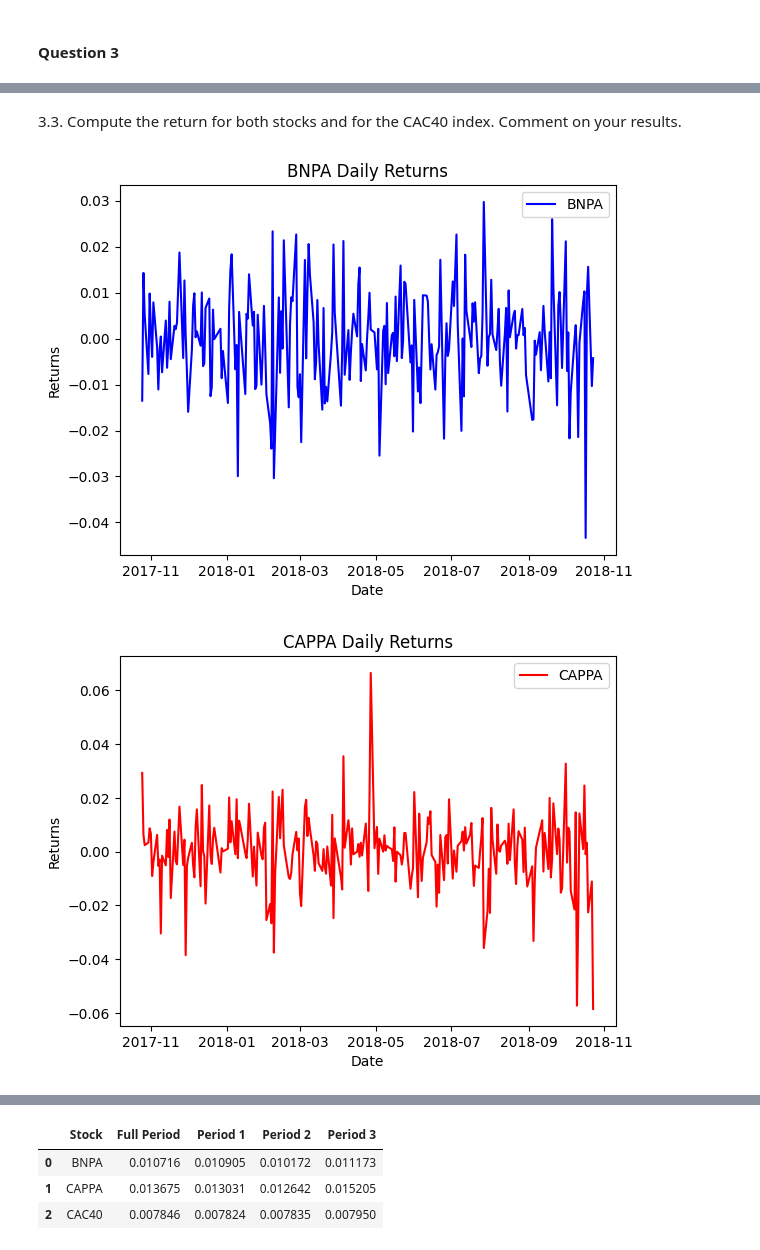
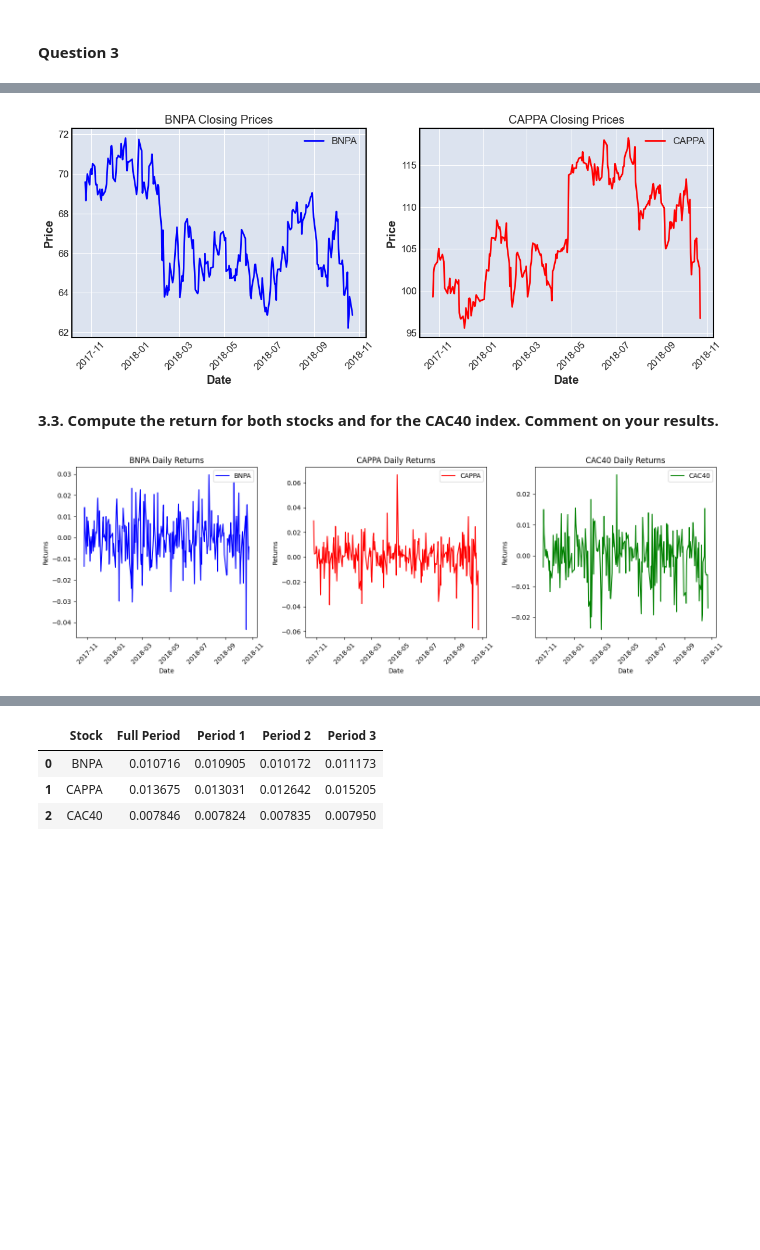
Before and after one commit to yurialvizi/mods205-digital-finance, a Jupyter notebook: project.ipynb, the cells around one changed output, grey strips where cells are left out. Cells and saved outputs as stored; diff of their text form; code cells hidden in the pictures; blank space fills up the shorter version.

```diff
--- a/project.ipynb
+++ b/project.ipynb
@@ -110,37 +82,61 @@ plt.show()
+# %%
+# Create a 1x2 chart
+fig, axes = plt.subplots(1, 2, figsize=(12, 5))
+
+axes[0].plot(bnpa_df.index, bnpa_df['Close'], label='BNPA', color='blue')
+axes[0].set_title('BNPA Closing Prices')
+axes[0].set_xlabel('Date')
+axes[0].set_ylabel('Price')
+axes[0].tick_params(axis='x', rotation=45)
+axes[0].legend()
+
+axes[1].plot(cappa_df.index, cappa_df['Close'], label='CAPPA', color='red')
+axes[1].set_title('CAPPA Closing Prices')
+axes[1].set_xlabel('Date')
+axes[1].set_ylabel('Price')
+axes[1].tick_params(axis='x', rotation=45)
+axes[1].legend()
+
+plt.tight_layout()
+plt.show()
+# %% [output]
+[figure, added]
 # %% [markdown]
-3.3. Compute the return for both stocks and for the CAC40 index. Comment on your results.
+**3.3. Compute the return for both stocks and for the CAC40 index. Comment on your results.**
 # %%
 # Compute daily returns
 bnpa_daily_returns = bnpa_df['Close'].pct_change().dropna()
 cappa_daily_returns = cappa_df['Close'].pct_change().dropna()
 cac40_daily_returns = fchi_df['Close'].pct_change().dropna()
 
-# Plot daily returns for BNPA
-plt.plot(bnpa_daily_returns.index, bnpa_daily_returns,
-         label='BNPA', color='blue')
-plt.title('BNPA Daily Returns')
-plt.xlabel('Date')
-plt.ylabel('Returns')
-plt.legend()
+# Plot the returns
+fig, axes = plt.subplots(1, 3, figsize=(15, 5))
+
+axes[0].plot(bnpa_daily_returns.index, bnpa_daily_returns,
+       label='BNPA', color='blue')
+axes[0].set_title('BNPA Daily Returns')
+axes[0].set_xlabel('Date')
+axes[0].set_ylabel('Returns')
+axes[0].tick_params(axis='x', rotation=45)
+axes[0].legend()
+
+axes[1].plot(cappa_daily_returns.index, cappa_daily_returns,
+       label='CAPPA', color='red')
+axes[1].set_title('CAPPA Daily Returns')
+axes[1].set_xlabel('Date')
+axes[1].set_ylabel('Returns')
+axes[1].tick_params(axis='x', rotation=45)
+axes[1].legend()
+
+axes[2].plot(cac40_daily_returns.index, cac40_daily_returns,
+       label='CAC40', color='green')
+axes[2].set_title('CAC40 Daily Returns')
+axes[2].set_xlabel('Date')
+axes[2].set_ylabel('Returns')
+axes[2].tick_params(axis='x', rotation=45)
+axes[2].legend()
+
+plt.tight_layout()
 plt.show()
-
-# Plot daily returns for CAPPA
-plt.plot(cappa_daily_returns.index, cappa_daily_returns,
-         label='CAPPA', color='red')
-plt.title('CAPPA Daily Returns')
-plt.xlabel('Date')
-plt.ylabel('Returns')
-plt.legend()
-plt.show()
-
-# Plot daily returns for CAC40
-plt.plot(cac40_daily_returns.index, cac40_daily_returns,
-         label='CAC40', color='green')
-plt.title('CAC40 Daily Returns')
-plt.xlabel('Date')
-plt.ylabel('Returns')
-plt.legend()
-plt.show()
 # %% [output]
-[figure, old version]
+[figure, new version]
-[figure, removed]
```
Also changed, not shown: parts of 15 cells of this notebook.
